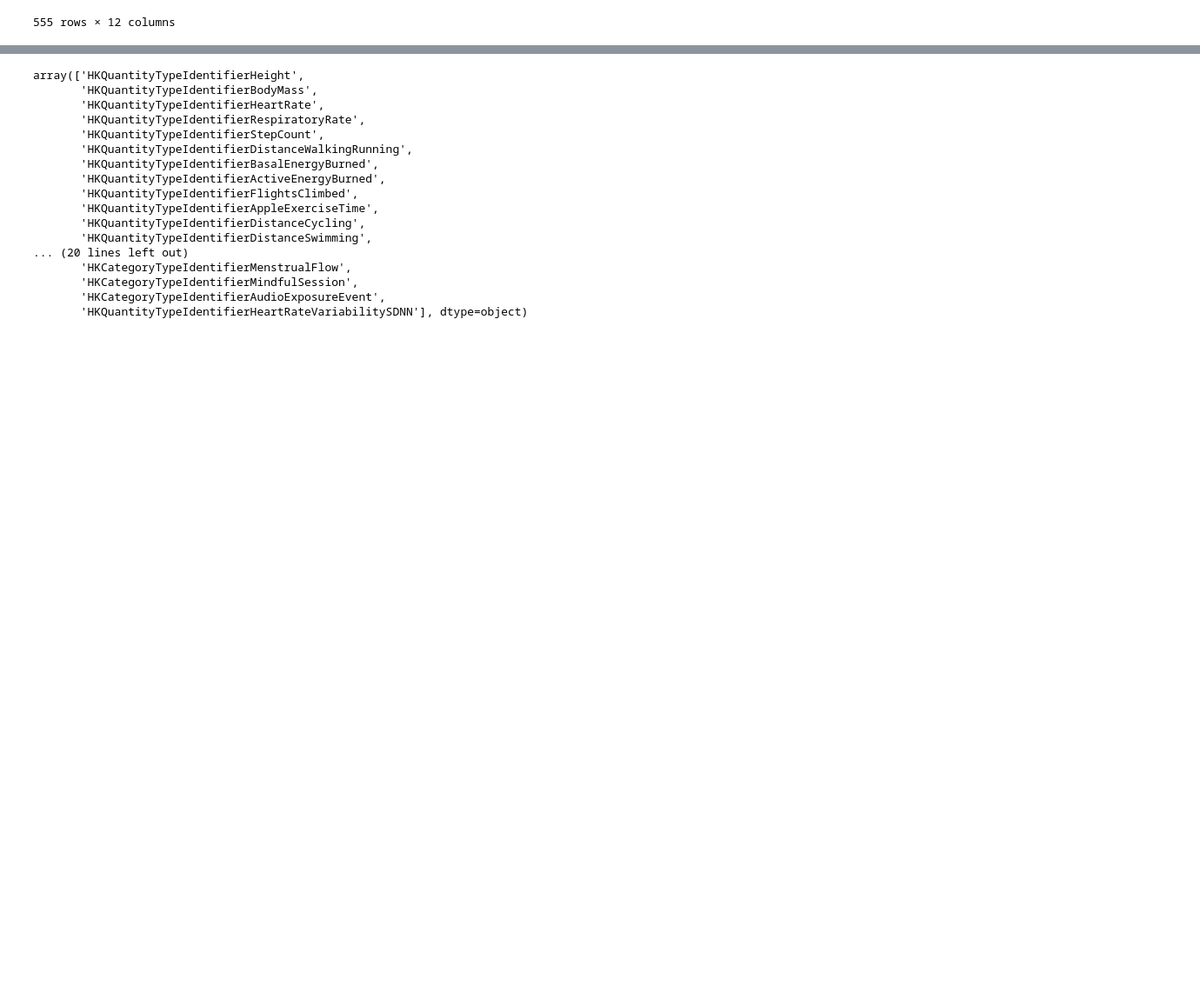
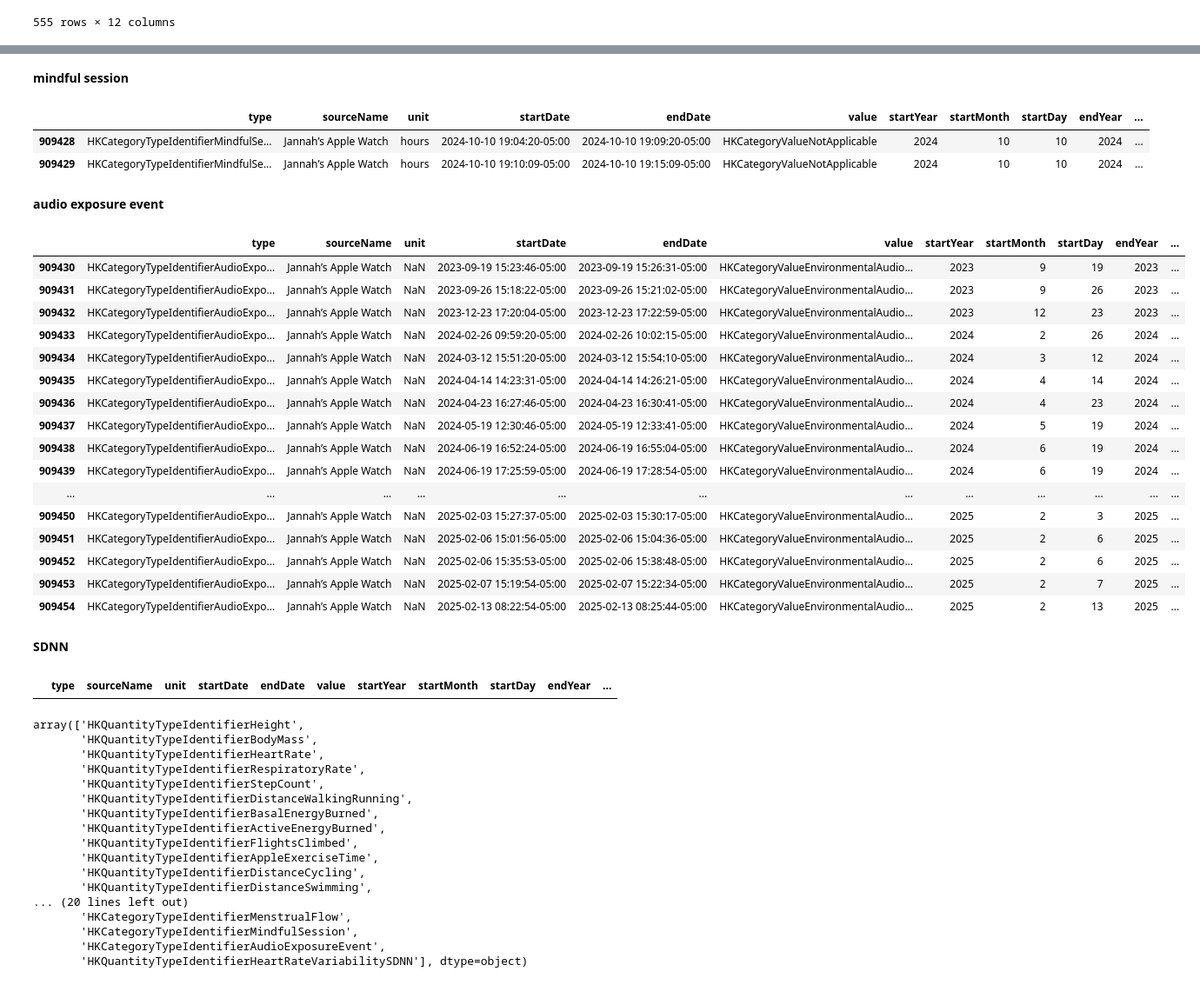
Before and after one commit to YomnaElmousalami/AppleHealthData_Analysis, a Jupyter notebook: Analyze_Sis_health_Data.ipynb, the cells around one changed output, grey strips where cells are left out. Shown at 87% size. Saved outputs shown, nothing was run; the diff lists cells and outputs as text; code cells hidden in the pictures; blank space fills up the shorter version.

```diff
--- a/Analyze_Sis_health_Data.ipynb
+++ b/Analyze_Sis_health_Data.ipynb
@@ -662,3 +997,42 @@ distanceSwimming
+# %% [markdown]
+**mindful session**
+# %%
+mindful_session = records_df[records_df['type'] == 'HKCategoryTypeIdentifierMindfulSession']
+mindful_session
+# %% [output]
+|  | type | sourceName | unit | startDate | endDate | value | startYear | startMonth | startDay | endYear | ... |
+| 909428 | HKCategoryTypeIdentifierMindfulSe... | Jannah’s Apple Watch | hours | 2024-10-10 19:04:20-05:00 | 2024-10-10 19:09:20-05:00 | HKCategoryValueNotApplicable | 2024 | 10 | 10 | 2024 | ... |
+| 909429 | HKCategoryTypeIdentifierMindfulSe... | Jannah’s Apple Watch | hours | 2024-10-10 19:10:09-05:00 | 2024-10-10 19:15:09-05:00 | HKCategoryValueNotApplicable | 2024 | 10 | 10 | 2024 | ... |
+# %% [markdown]
+**audio exposure event**
+# %%
+audio_exposure_event = records_df[records_df['type'] == 'HKCategoryTypeIdentifierAudioExposureEvent']
+audio_exposure_event
+# %% [output]
+|  | type | sourceName | unit | startDate | endDate | value | startYear | startMonth | startDay | endYear | ... |
+| 909430 | HKCategoryTypeIdentifierAudioExpo... | Jannah’s Apple Watch | NaN | 2023-09-19 15:23:46-05:00 | 2023-09-19 15:26:31-05:00 | HKCategoryValueEnvironmentalAudio... | 2023 | 9 | 19 | 2023 | ... |
+| 909431 | HKCategoryTypeIdentifierAudioExpo... | Jannah’s Apple Watch | NaN | 2023-09-26 15:18:22-05:00 | 2023-09-26 15:21:02-05:00 | HKCategoryValueEnvironmentalAudio... | 2023 | 9 | 26 | 2023 | ... |
+| 909432 | HKCategoryTypeIdentifierAudioExpo... | Jannah’s Apple Watch | NaN | 2023-12-23 17:20:04-05:00 | 2023-12-23 17:22:59-05:00 | HKCategoryValueEnvironmentalAudio... | 2023 | 12 | 23 | 2023 | ... |
+| 909433 | HKCategoryTypeIdentifierAudioExpo... | Jannah’s Apple Watch | NaN | 2024-02-26 09:59:20-05:00 | 2024-02-26 10:02:15-05:00 | HKCategoryValueEnvironmentalAudio... | 2024 | 2 | 26 | 2024 | ... |
+| 909434 | HKCategoryTypeIdentifierAudioExpo... | Jannah’s Apple Watch | NaN | 2024-03-12 15:51:20-05:00 | 2024-03-12 15:54:10-05:00 | HKCategoryValueEnvironmentalAudio... | 2024 | 3 | 12 | 2024 | ... |
+| 909435 | HKCategoryTypeIdentifierAudioExpo... | Jannah’s Apple Watch | NaN | 2024-04-14 14:23:31-05:00 | 2024-04-14 14:26:21-05:00 | HKCategoryValueEnvironmentalAudio... | 2024 | 4 | 14 | 2024 | ... |
+| 909436 | HKCategoryTypeIdentifierAudioExpo... | Jannah’s Apple Watch | NaN | 2024-04-23 16:27:46-05:00 | 2024-04-23 16:30:41-05:00 | HKCategoryValueEnvironmentalAudio... | 2024 | 4 | 23 | 2024 | ... |
+| 909437 | HKCategoryTypeIdentifierAudioExpo... | Jannah’s Apple Watch | NaN | 2024-05-19 12:30:46-05:00 | 2024-05-19 12:33:41-05:00 | HKCategoryValueEnvironmentalAudio... | 2024 | 5 | 19 | 2024 | ... |
+| 909438 | HKCategoryTypeIdentifierAudioExpo... | Jannah’s Apple Watch | NaN | 2024-06-19 16:52:24-05:00 | 2024-06-19 16:55:04-05:00 | HKCategoryValueEnvironmentalAudio... | 2024 | 6 | 19 | 2024 | ... |
+| 909439 | HKCategoryTypeIdentifierAudioExpo... | Jannah’s Apple Watch | NaN | 2024-06-19 17:25:59-05:00 | 2024-06-19 17:28:54-05:00 | HKCategoryValueEnvironmentalAudio... | 2024 | 6 | 19 | 2024 | ... |
+| ... | ... | ... | ... | ... | ... | ... | ... | ... | ... | ... | ... |
+| 909450 | HKCategoryTypeIdentifierAudioExpo... | Jannah’s Apple Watch | NaN | 2025-02-03 15:27:37-05:00 | 2025-02-03 15:30:17-05:00 | HKCategoryValueEnvironmentalAudio... | 2025 | 2 | 3 | 2025 | ... |
+| 909451 | HKCategoryTypeIdentifierAudioExpo... | Jannah’s Apple Watch | NaN | 2025-02-06 15:01:56-05:00 | 2025-02-06 15:04:36-05:00 | HKCategoryValueEnvironmentalAudio... | 2025 | 2 | 6 | 2025 | ... |
+| 909452 | HKCategoryTypeIdentifierAudioExpo... | Jannah’s Apple Watch | NaN | 2025-02-06 15:35:53-05:00 | 2025-02-06 15:38:48-05:00 | HKCategoryValueEnvironmentalAudio... | 2025 | 2 | 6 | 2025 | ... |
+| 909453 | HKCategoryTypeIdentifierAudioExpo... | Jannah’s Apple Watch | NaN | 2025-02-07 15:19:54-05:00 | 2025-02-07 15:22:34-05:00 | HKCategoryValueEnvironmentalAudio... | 2025 | 2 | 7 | 2025 | ... |
+| 909454 | HKCategoryTypeIdentifierAudioExpo... | Jannah’s Apple Watch | NaN | 2025-02-13 08:22:54-05:00 | 2025-02-13 08:25:44-05:00 | HKCategoryValueEnvironmentalAudio... | 2025 | 2 | 13 | 2025 | ... |
+# %% [markdown]
+**SDNN**
+# %%
+sdnn = records_df[records_df['type'] == 'HKQuantityTypeIdentifierSDNN']
+sdnn
+# %% [output]
+|  | type | sourceName | unit | startDate | endDate | value | startYear | startMonth | startDay | endYear | ... |
 # %%
 records_df['type'].unique()
 # %% [output]
```
Also changed, not shown: parts of 42 cells of this notebook.
